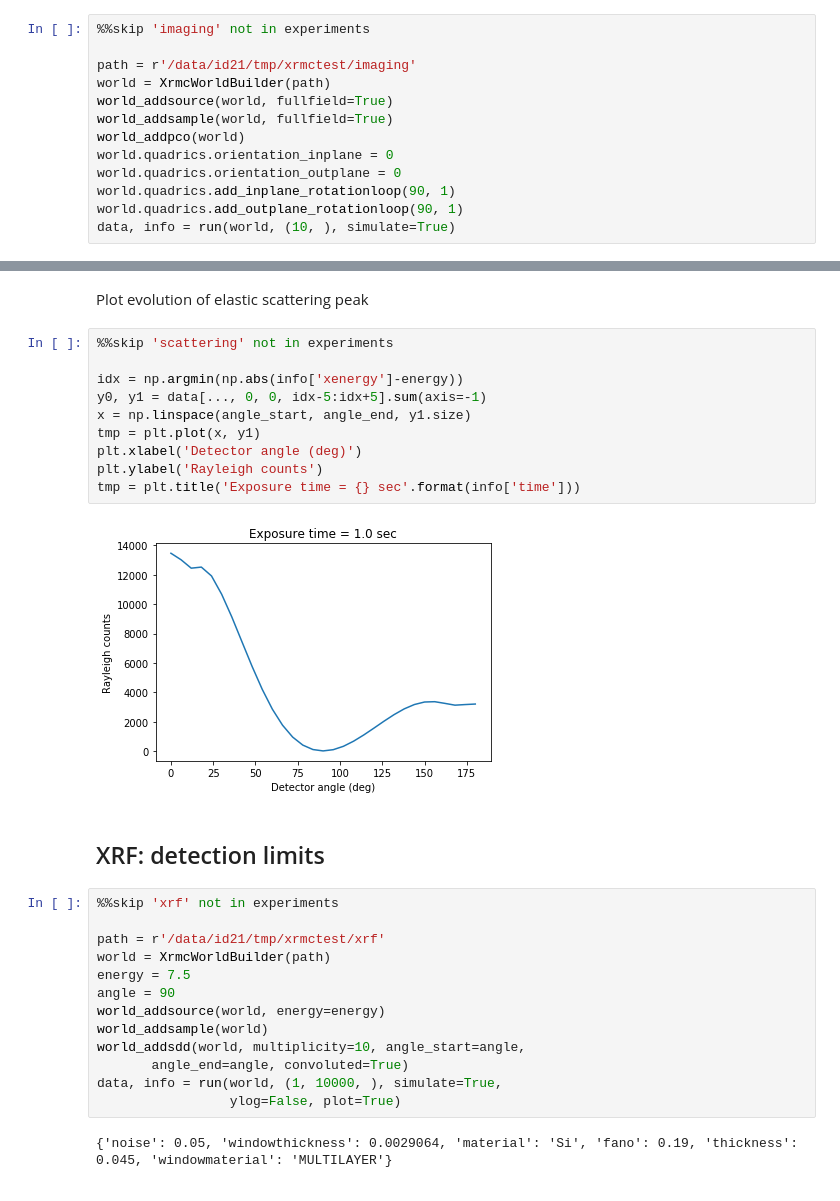
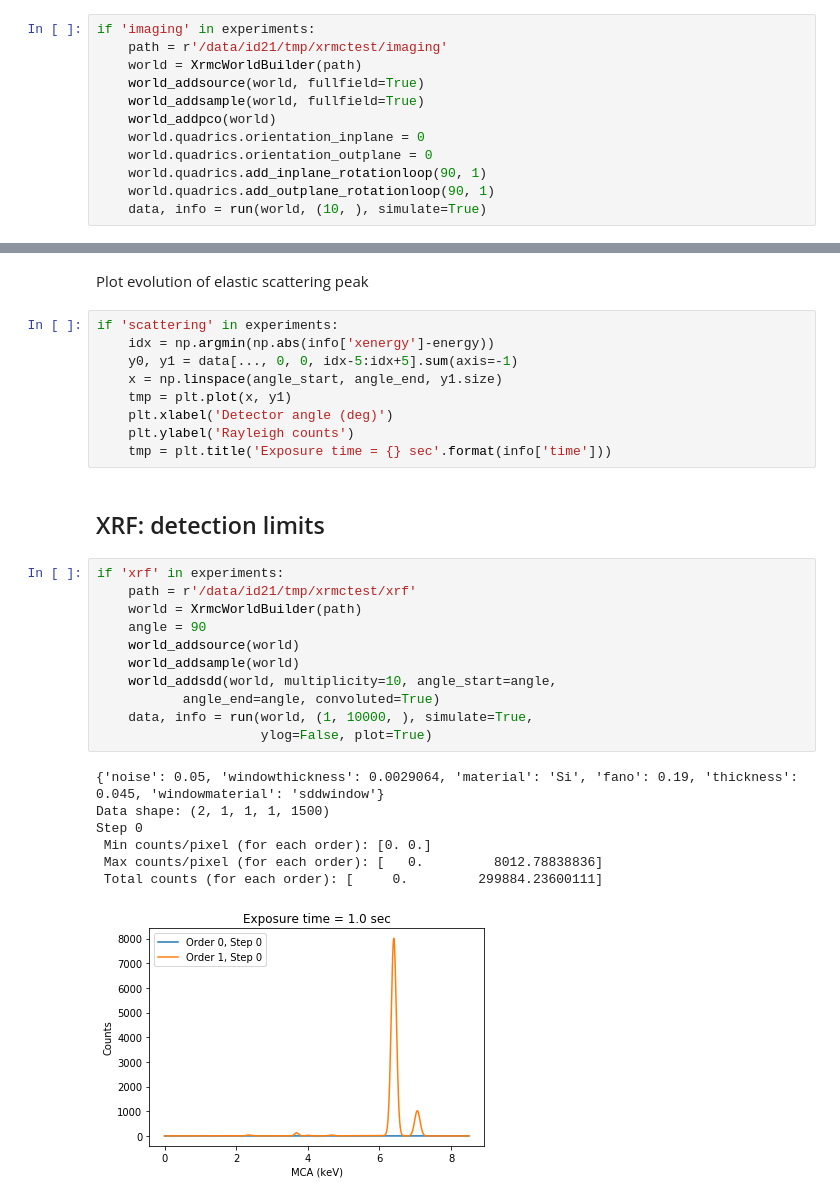
Before and after one commit to woutdenolf/spectrocrunch, a Jupyter notebook: doc/source/tutorials/montecarlo.ipynb, the cells around one changed output, grey strips where cells are left out. Drawn from its saved outputs; the diff is of its cells as text.

```diff
--- a/doc/source/tutorials/montecarlo.ipynb
+++ b/doc/source/tutorials/montecarlo.ipynb
@@ -223,15 +243,14 @@ Positive rotation out of the synchrotron plane:
 
 This means rotations are defined as change-of-frame (inverse of object transformation).
 # %%
-%%skip 'imaging' not in experiments
-
-path = r'/data/id21/tmp/xrmctest/imaging'
-world = XrmcWorldBuilder(path)
-world_addsource(world, fullfield=True)
-world_addsample(world, fullfield=True)
-world_addpco(world)
-world.quadrics.orientation_inplane = 0
-world.quadrics.orientation_outplane = 0
-world.quadrics.add_inplane_rotationloop(90, 1)
-world.quadrics.add_outplane_rotationloop(90, 1)
-data, info = run(world, (10, ), simulate=True)
+if 'imaging' in experiments:
+    path = r'/data/id21/tmp/xrmctest/imaging'
+    world = XrmcWorldBuilder(path)
+    world_addsource(world, fullfield=True)
+    world_addsample(world, fullfield=True)
+    world_addpco(world)
+    world.quadrics.orientation_inplane = 0
+    world.quadrics.orientation_outplane = 0
+    world.quadrics.add_inplane_rotationloop(90, 1)
+    world.quadrics.add_outplane_rotationloop(90, 1)
+    data, info = run(world, (10, ), simulate=True)
@@ -319,32 +311,33 @@ data, info = run(world, (1, 10000, ), simulate=True,
 # %% [markdown]
 Plot evolution of elastic scattering peak
 # %%
-%%skip 'scattering' not in experiments
-
-idx = np.argmin(np.abs(info['xenergy']-energy))
-y0, y1 = data[..., 0, 0, idx-5:idx+5].sum(axis=-1)
-x = np.linspace(angle_start, angle_end, y1.size)
-tmp = plt.plot(x, y1)
-plt.xlabel('Detector angle (deg)')
-plt.ylabel('Rayleigh counts')
-tmp = plt.title('Exposure time = {} sec'.format(info['time']))
+if 'scattering' in experiments:
+    idx = np.argmin(np.abs(info['xenergy']-energy))
+    y0, y1 = data[..., 0, 0, idx-5:idx+5].sum(axis=-1)
+    x = np.linspace(angle_start, angle_end, y1.size)
+    tmp = plt.plot(x, y1)
+    plt.xlabel('Detector angle (deg)')
+    plt.ylabel('Rayleigh counts')
+    tmp = plt.title('Exposure time = {} sec'.format(info['time']))
-# %% [output]
-[figure, removed]
 # %% [markdown]
 ## XRF: detection limits
 # %%
-%%skip 'xrf' not in experiments
-
-path = r'/data/id21/tmp/xrmctest/xrf'
-world = XrmcWorldBuilder(path)
-energy = 7.5
-angle = 90
-world_addsource(world, energy=energy)
-world_addsample(world)
-world_addsdd(world, multiplicity=10, angle_start=angle,
-       angle_end=angle, convoluted=True)
-data, info = run(world, (1, 10000, ), simulate=True,
-                 ylog=False, plot=True)
+if 'xrf' in experiments:
+    path = r'/data/id21/tmp/xrmctest/xrf'
+    world = XrmcWorldBuilder(path)
+    angle = 90
+    world_addsource(world)
+    world_addsample(world)
+    world_addsdd(world, multiplicity=10, angle_start=angle,
+           angle_end=angle, convoluted=True)
+    data, info = run(world, (1, 10000, ), simulate=True,
+                     ylog=False, plot=True)
 # %% [output]
-{'noise': 0.05, 'windowthickness': 0.0029064, 'material': 'Si', 'fano': 0.19, 'thickness': 0.045, 'windowmaterial': 'MULTILAYER'}
+{'noise': 0.05, 'windowthickness': 0.0029064, 'material': 'Si', 'fano': 0.19, 'thickness': 0.045, 'windowmaterial': 'sddwindow'}
+Data shape: (2, 1, 1, 1, 1500)
+Step 0
+ Min counts/pixel (for each order): [0. 0.]
+ Max counts/pixel (for each order): [   0.         8012.78838836]
+ Total counts (for each order): [     0.         299884.23600111]
+[figure, added]
 # %%
```
Also changed, not shown: parts of 11 cells of this notebook, 7 other files.
